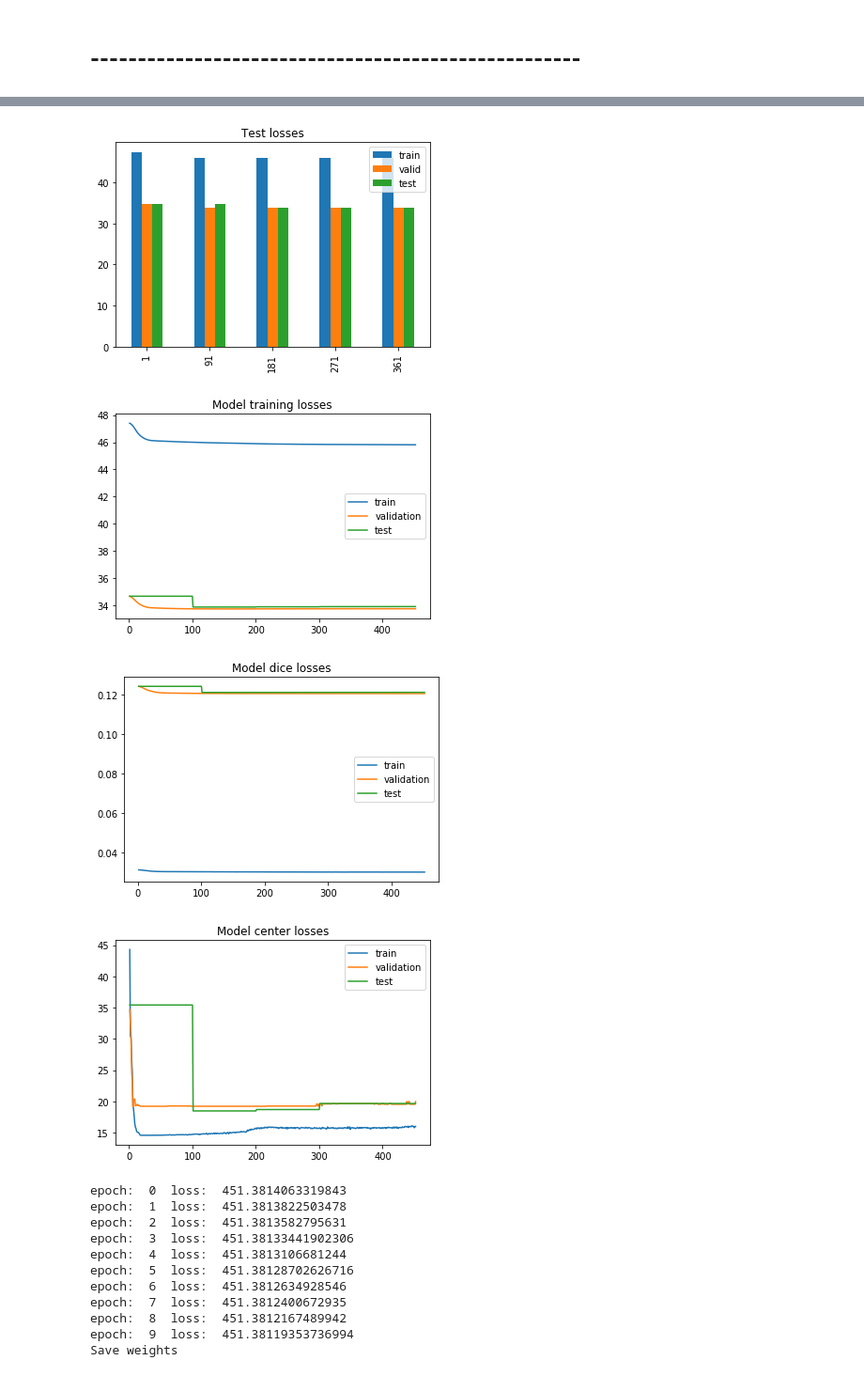
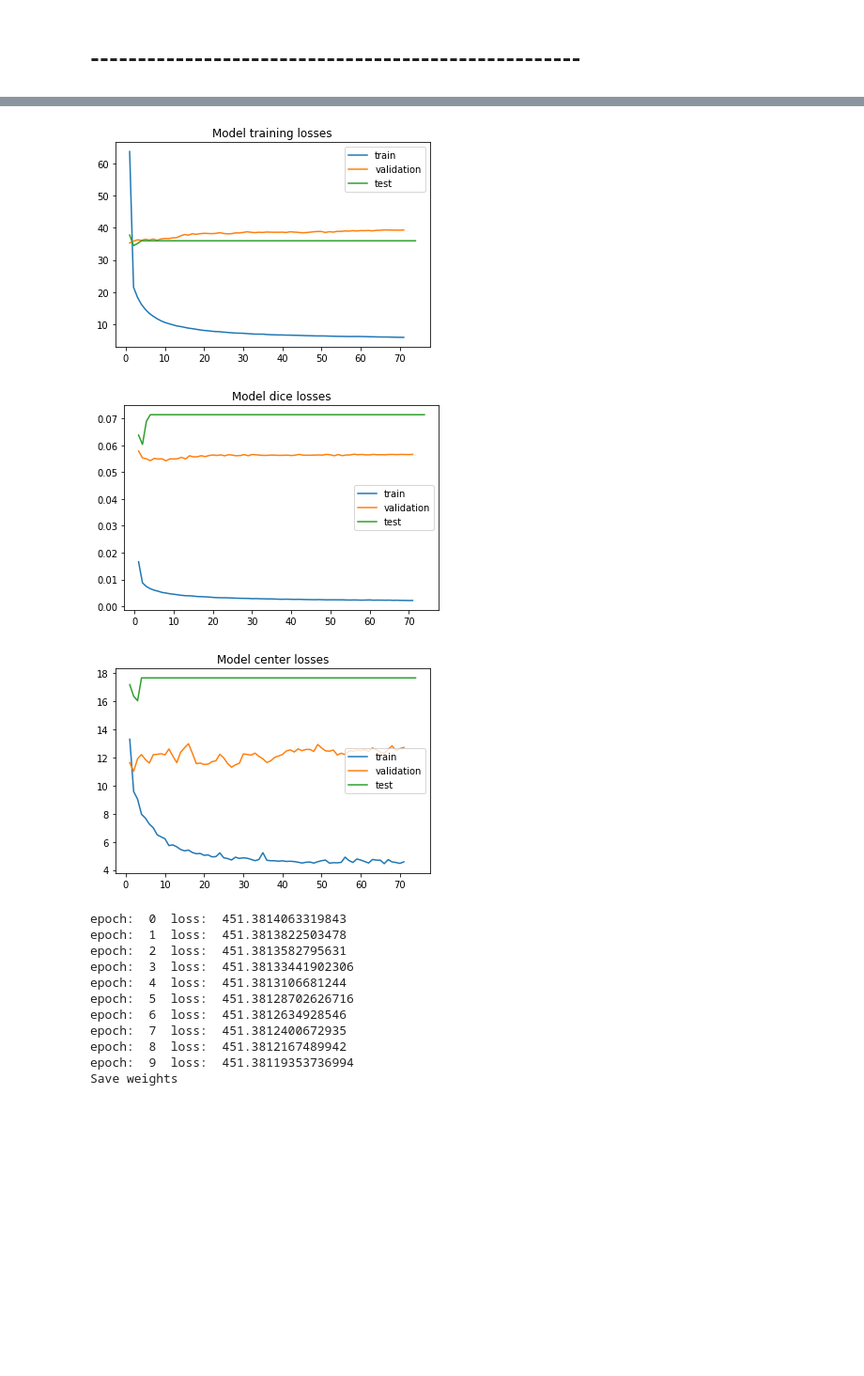
Before and after one commit to caspien6/heart_contour, a Jupyter notebook: roi/Deeplearning Roi.ipynb, the cells around one changed output, grey strips where cells are left out. Shown at 94% size. Saved outputs shown, nothing was run; the diff lists cells and outputs as text; code cells hidden in the pictures; blank space fills up the shorter version.

```diff
--- a/roi/Deeplearning Roi.ipynb
+++ b/roi/Deeplearning Roi.ipynb
@@ -139,9 +147,9 @@ save_model_weights_test = 'O:\\ProgrammingSoftwares\\anaconda_projects\\heart_co
 compose1 = Compose([transform_classes.ReScale64(),transform_classes.StandardScale(),transform_classes.ToTensor()])
 compose2 = Compose([transform_classes.ReScale32(),transform_classes.ToTensor()])
 
-ds_train = RoiDataset(csv_file, compose1, compose2,smpl = 64)
-ds_valid = RoiDataset(csv_file2, compose1, compose2,smpl = 8)
-ds_test = RoiDataset(csv_file3, compose1, compose2,smpl = 8)
+ds_train = RoiDataset(csv_file, compose1, compose2,smpl = 256)
+ds_valid = RoiDataset(csv_file2, compose1, compose2,smpl = 32)
+ds_test = RoiDataset(csv_file3, compose1, compose2,smpl = 32)
 
 loader_train = torch.utils.data.DataLoader(ds_train,batch_size=32, shuffle=True,num_workers=0)
 loader_valid = torch.utils.data.DataLoader(ds_valid,batch_size=8, shuffle=False,num_workers=0)
@@ -157,12 +165,16 @@ earlystop_info = {'step': 1e-6, 'patience_steps': 30}
 ae_weights_folder = 'O:\\ProgrammingSoftwares\\anaconda_projects\\heart_contour\\roi\\ae_w.pth'
 roi.load_ae_weights(ae_weights_folder)
 roi.ae_weights2model_feature_set()
-roi.model.conv1.weight.requires_grad=True
-roi.model.conv1.bias.requires_grad=True
+roi.model.conv1.weight.requires_grad=False
+roi.model.conv1.bias.requires_grad=False
 # %%
 import warnings
 warnings.filterwarnings('ignore')
 torch.cuda.empty_cache()
+'''earlystop_info = {'step': 1e-8, 'patience_steps': 10}
+roi.model.conv1.weight.requires_grad=True
+roi.model.conv1.bias.requires_grad=True'''
 roi.learn_roi(loader_train, optimizer, criterion, ep = 1000, dataset_validation = loader_valid,
-              weight_path = save_model_weights_test, dataset_test = loader_test, earlystop_info = earlystop_info)
+              weight_path = save_model_weights_test, dataset_test = loader_test, earlystop_info = earlystop_info,
+             plot_filename = 'plot_first.png', plot_test_filename = 'plot_test_first.png')
 # %% [output]
@@ -186,14 +198,13 @@ train_center_loss:  16.018634796142578  valid_center_loss:  19.54816436767578
 KeyboardInterrupt:
 # %%
 %matplotlib inline
-roi.plot_model_test_losses( 450, 5)
+#roi.plot_model_test_losses( 450, 5)
 roi.save_model_plots('roi_plot.png')
 #roi.save_ae_plots('roi2_plot.png')
 # %% [output]
-[figure, old version]
+[figure, new version]
-[figure, old version]
+[figure, new version]
-[figure, old version]
+[figure, new version]
-[figure, removed]
 # %%
 import matplotlib.pyplot as plt
 import matplotlib.image as mpimg
```
Also changed, not shown: parts of 11 cells of this notebook, 4 other files.
